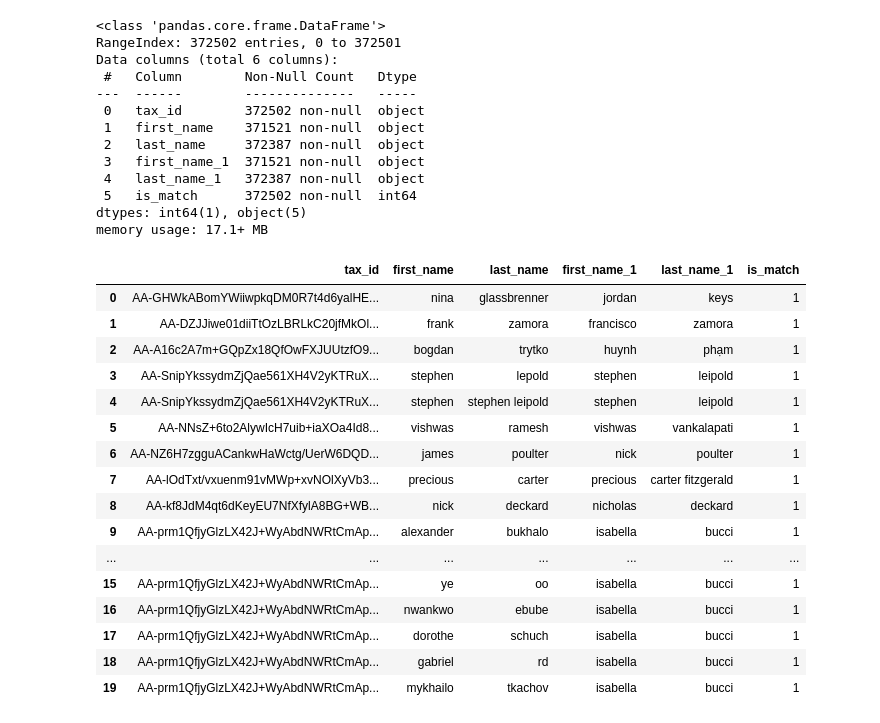
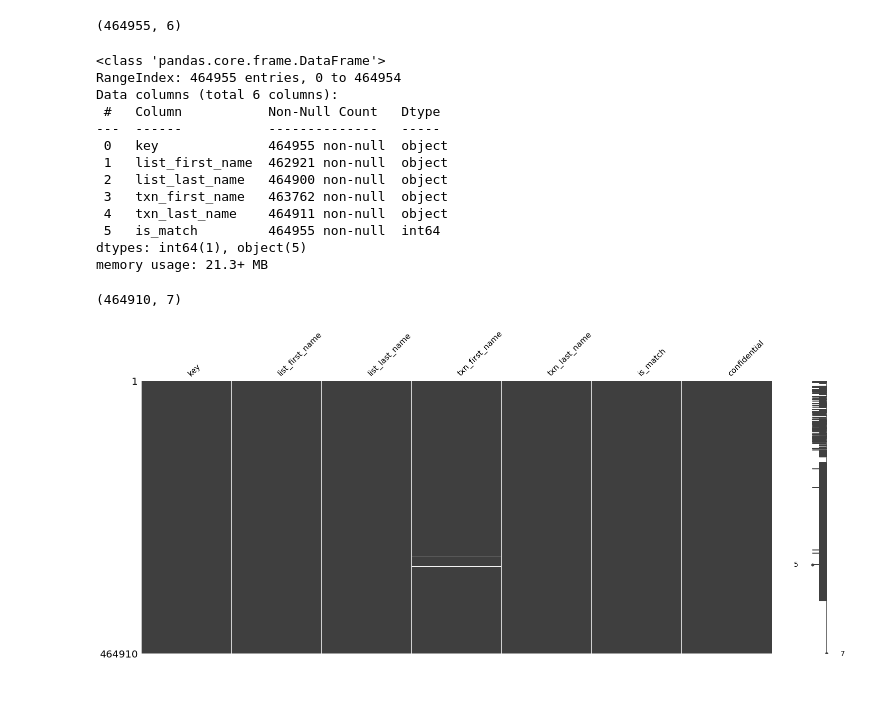
Before and after one commit to mkars01/fuzzy-name-matcher, a Jupyter notebook: notebooks/01_Data_Wrangling.ipynb, the cells around one changed output. Cells and saved outputs as stored; diff of their text form; code cells hidden in the pictures; blank space fills up the shorter version.

Commit message:
Completed Data Wrangling

```diff
--- a/notebooks/01_Data_Wrangling.ipynb
+++ b/notebooks/01_Data_Wrangling.ipynb
@@ -10,0 +22,5 @@ df.shape
+# %%
+# External Data and Interim Data File Locations
+ext_data = '../data/external/'
+interim_data = '../data/interim/'
+report_figures = '../reports/figures/'
@@ -11,36 +29,35 @@ df.shape
+# %%
+df = pd.read_csv(ext_data + 'name_match_conf.csv')
+df.shape
+# %% [output]
+(464955, 6)
 # %%
 df.info()
 # %% [output]
 <class 'pandas.core.frame.DataFrame'>
-RangeIndex: 372502 entries, 0 to 372501
+RangeIndex: 464955 entries, 0 to 464954
 Data columns (total 6 columns):
- #   Column        Non-Null Count   Dtype
----  ------        --------------   -----
- 0   tax_id        372502 non-null  object
- 1   first_name    371521 non-null  object
- 2   last_name     372387 non-null  object
- 3   first_name_1  371521 non-null  object
- 4   last_name_1   372387 non-null  object
- 5   is_match      372502 non-null  int64
+ #   Column           Non-Null Count   Dtype
+---  ------           --------------   -----
+ 0   key              464955 non-null  object
+ 1   list_first_name  462921 non-null  object
+ 2   list_last_name   464900 non-null  object
+ 3   txn_first_name   463762 non-null  object
+ 4   txn_last_name    464911 non-null  object
+ 5   is_match         464955 non-null  int64
 dtypes: int64(1), object(5)
-memory usage: 17.1+ MB
+memory usage: 21.3+ MB
-# %%
-df.head(20)
-# %% [output]
-|  | tax_id | first_name | last_name | first_name_1 | last_name_1 | is_match |
-| 0 | AA-GHWkABomYWiiwpkqDM0R7t4d6yalHE... | nina | glassbrenner | jordan | keys | 1 |
-| 1 | AA-DZJJiwe01diiTtOzLBRLkC20jfMkOl... | frank | zamora | francisco | zamora | 1 |
-| 2 | AA-A16c2A7m+GQpZx18QfOwFXJUUtzfO9... | bogdan | trytko | huynh | phạm | 1 |
-| 3 | AA-SnipYkssydmZjQae561XH4V2yKTRuX... | stephen | lepold | stephen | leipold | 1 |
-| 4 | AA-SnipYkssydmZjQae561XH4V2yKTRuX... | stephen | stephen leipold | stephen | leipold | 1 |
-| 5 | AA-NNsZ+6to2AlywIcH7uib+iaXOa4Id8... | vishwas | ramesh | vishwas | vankalapati | 1 |
-| 6 | AA-NZ6H7zgguACankwHaWctg/UerW6DQD... | james | poulter | nick | poulter | 1 |
-| 7 | AA-lOdTxt/vxuenm91vMWp+xvNOlXyVb3... | precious | carter | precious | carter fitzgerald | 1 |
-| 8 | AA-kf8JdM4qt6dKeyEU7NfXfylA8BG+WB... | nick | deckard | nicholas | deckard | 1 |
-| 9 | AA-prm1QfjyGlzLX42J+WyAbdNWRtCmAp... | alexander | bukhalo | isabella | bucci | 1 |
-| ... | ... | ... | ... | ... | ... | ... |
-| 15 | AA-prm1QfjyGlzLX42J+WyAbdNWRtCmAp... | ye | oo | isabella | bucci | 1 |
-| 16 | AA-prm1QfjyGlzLX42J+WyAbdNWRtCmAp... | nwankwo | ebube | isabella | bucci | 1 |
-| 17 | AA-prm1QfjyGlzLX42J+WyAbdNWRtCmAp... | dorothe | schuch | isabella | bucci | 1 |
-| 18 | AA-prm1QfjyGlzLX42J+WyAbdNWRtCmAp... | gabriel | rd | isabella | bucci | 1 |
-| 19 | AA-prm1QfjyGlzLX42J+WyAbdNWRtCmAp... | mykhailo | tkachov | isabella | bucci | 1 |
+# %%
+df['confidential'] = 1
+# %%
+# Remove records where keys may not be hashed
+df = df[df.key.str.len()>11]
+df.shape
+# %% [output]
+(464910, 7)
+# %%
+# Visualize missingness matrix
+msno.matrix(df)
+plt.show()
+# %% [output]
+[figure, added]
```
Also changed, not shown: parts of 41 cells of this notebook.
